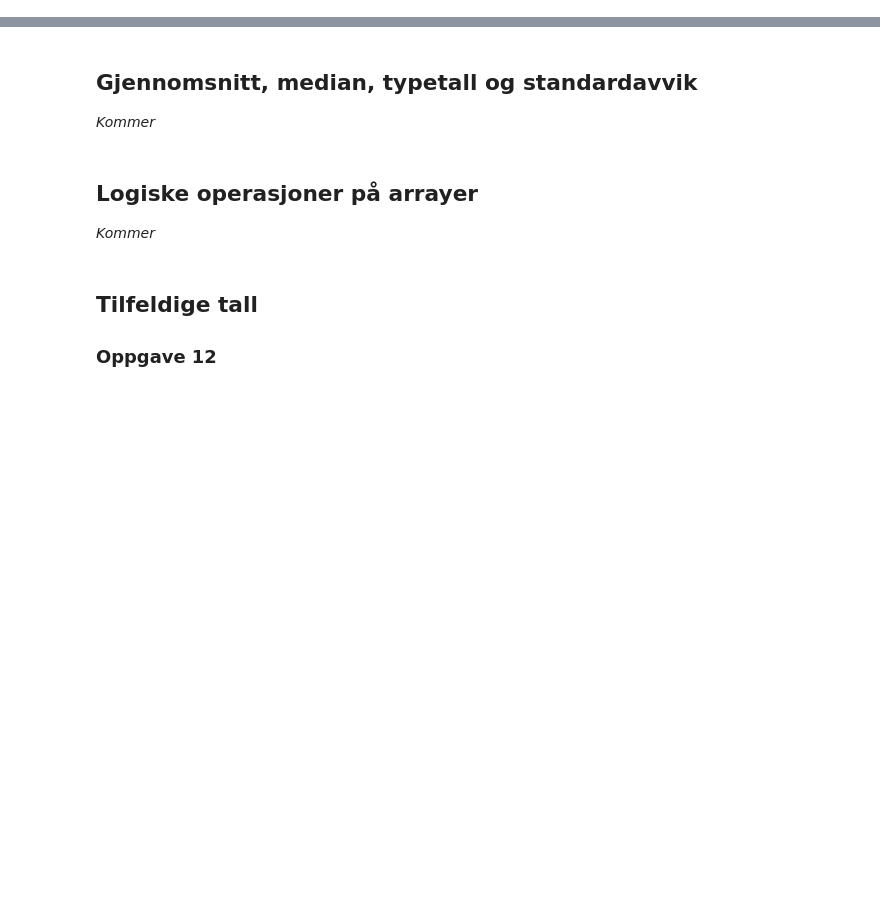
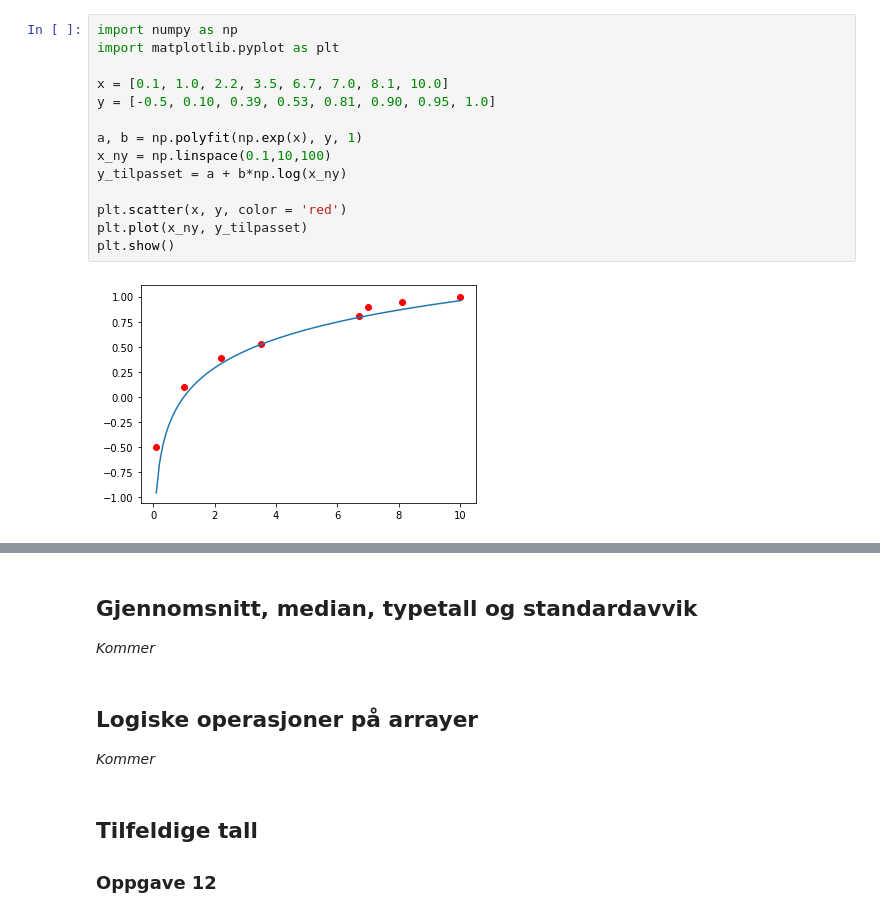
Before and after one commit to programmering-i-skolen/programmeringiskolen, a Jupyter notebook: losningsforslag/kap7.ipynb, the cells around one changed output, grey strips where cells are left out. Saved outputs shown, nothing was run; the diff lists cells and outputs as text; blank space fills up the shorter version.

```diff
--- a/losningsforslag/kap7.ipynb
+++ b/losningsforslag/kap7.ipynb
@@ -5,0 +91,16 @@ _Kommer_
+# %%
+import numpy as np
+import matplotlib.pyplot as plt
+
+x = [0.1, 1.0, 2.2, 3.5, 6.7, 7.0, 8.1, 10.0]
+y = [-0.5, 0.10, 0.39, 0.53, 0.81, 0.90, 0.95, 1.0]
+
+a, b = np.polyfit(np.exp(x), y, 1)
+x_ny = np.linspace(0.1,10,100)
+y_tilpasset = a + b*np.log(x_ny)
+
+plt.scatter(x, y, color = 'red')
+plt.plot(x_ny, y_tilpasset)
+plt.show()
+# %% [output]
+[figure, added]
```
Also changed, not shown: parts of 11 cells of this notebook, 1 other file.
